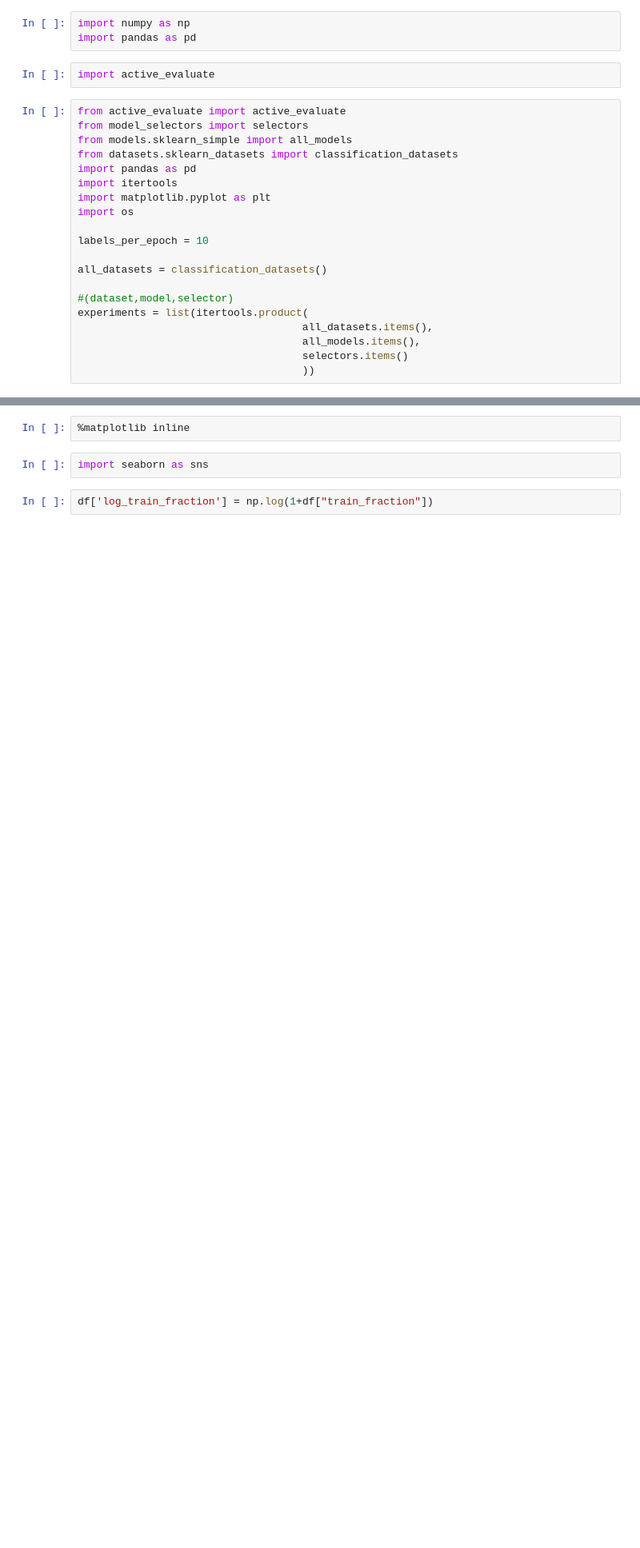
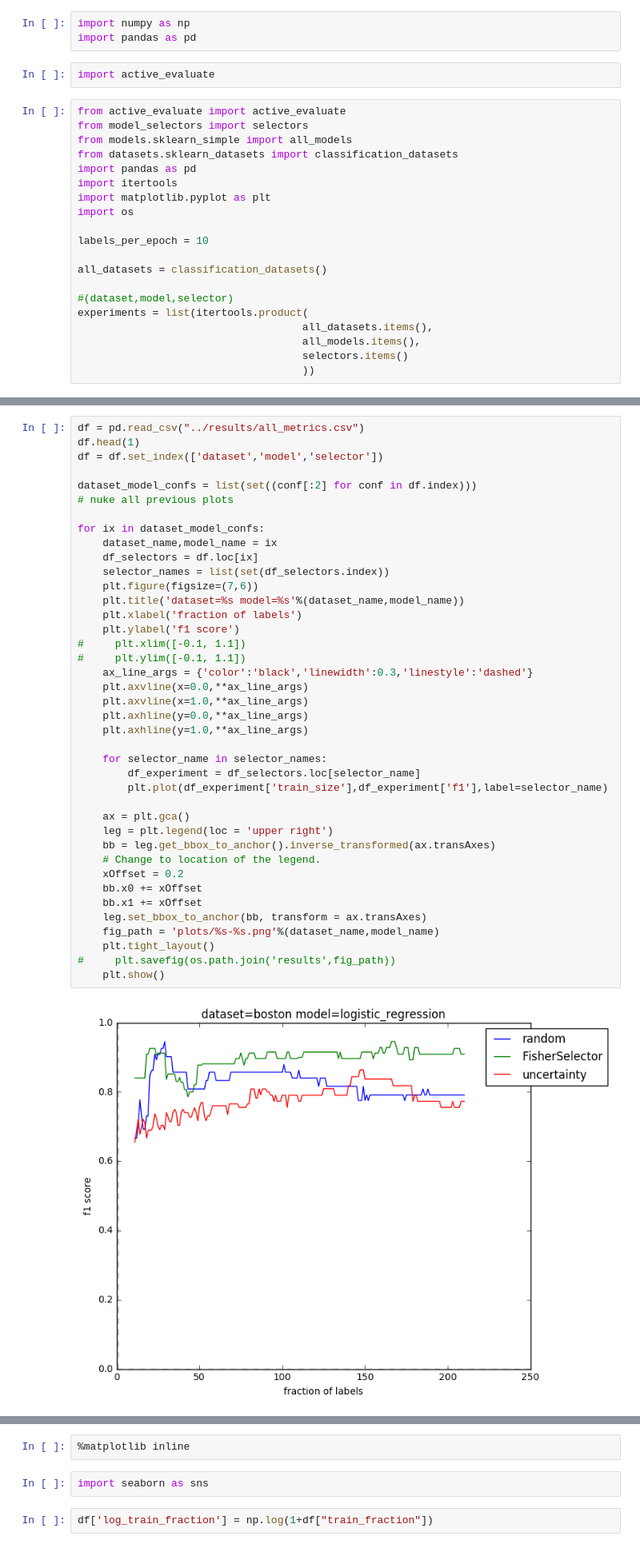
Before and after one commit to melkherj/puddle, a Jupyter notebook: puddle/Testing_and_Plotting.ipynb, the cells around one changed output, grey strips where cells are left out. Shown: that part at 80% size. Saved outputs shown, nothing was run; the diff lists cells and outputs as text; blank space fills up the shorter version.

Commit message:
adding latest run for decision tree and logistic regression. So far, inconclusive results

```diff
--- a/puddle/Testing_and_Plotting.ipynb
+++ b/puddle/Testing_and_Plotting.ipynb
@@ -31,0 +114,42 @@ df.head(1)
+# %%
+df = pd.read_csv("../results/all_metrics.csv")
+df.head(1)
+df = df.set_index(['dataset','model','selector'])
+
+dataset_model_confs = list(set((conf[:2] for conf in df.index)))
+# nuke all previous plots
+
+for ix in dataset_model_confs:
+    dataset_name,model_name = ix
+    df_selectors = df.loc[ix]
+    selector_names = list(set(df_selectors.index))
+    plt.figure(figsize=(7,6))
+    plt.title('dataset=%s model=%s'%(dataset_name,model_name))
+    plt.xlabel('fraction of labels')
+    plt.ylabel('f1 score')
+#     plt.xlim([-0.1, 1.1])
+#     plt.ylim([-0.1, 1.1])
+    ax_line_args = {'color':'black','linewidth':0.3,'linestyle':'dashed'}
+    plt.axvline(x=0.0,**ax_line_args)
+    plt.axvline(x=1.0,**ax_line_args)
+    plt.axhline(y=0.0,**ax_line_args)
+    plt.axhline(y=1.0,**ax_line_args)
+
+    for selector_name in selector_names:
+        df_experiment = df_selectors.loc[selector_name]
+        plt.plot(df_experiment['train_size'],df_experiment['f1'],label=selector_name)
+
+    ax = plt.gca()
+    leg = plt.legend(loc = 'upper right')
+    bb = leg.get_bbox_to_anchor().inverse_transformed(ax.transAxes)
+    # Change to location of the legend.
+    xOffset = 0.2
+    bb.x0 += xOffset
+    bb.x1 += xOffset
+    leg.set_bbox_to_anchor(bb, transform = ax.transAxes)
+    fig_path = 'plots/%s-%s.png'%(dataset_name,model_name)
+    plt.tight_layout()
+#     plt.savefig(os.path.join('results',fig_path))
+    plt.show()
+# %% [output]
+[figure, added]
```
Also changed, not shown: parts of 15 cells of this notebook, 14 other files.
